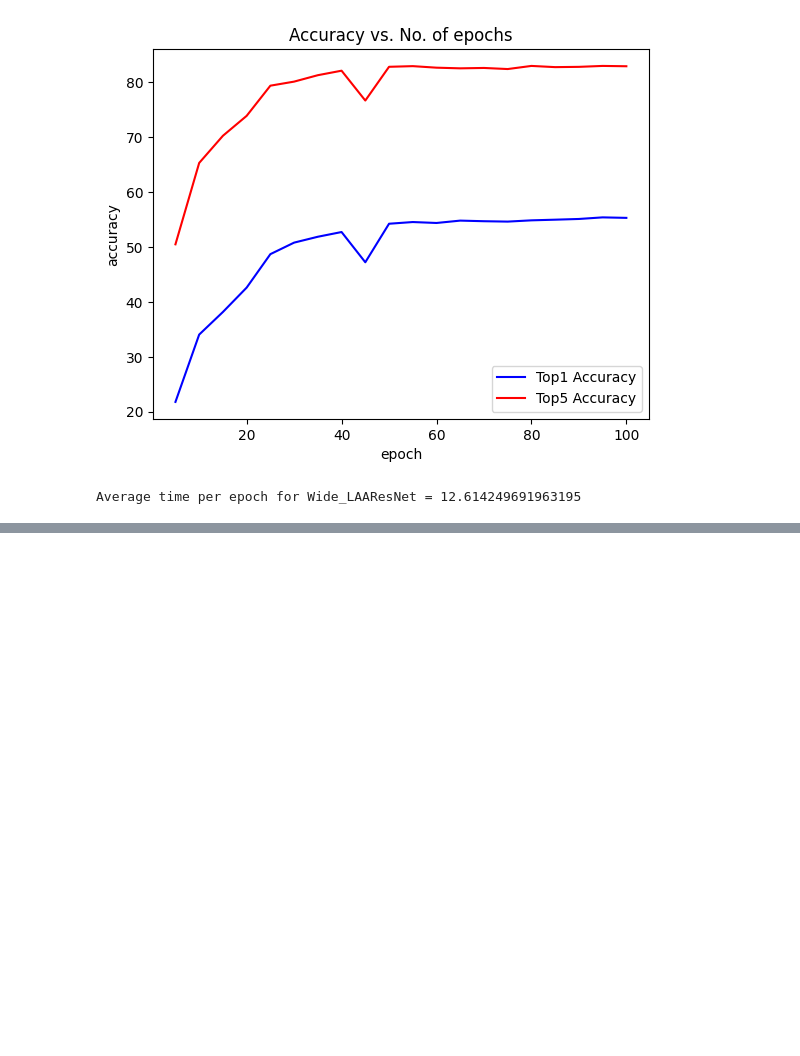
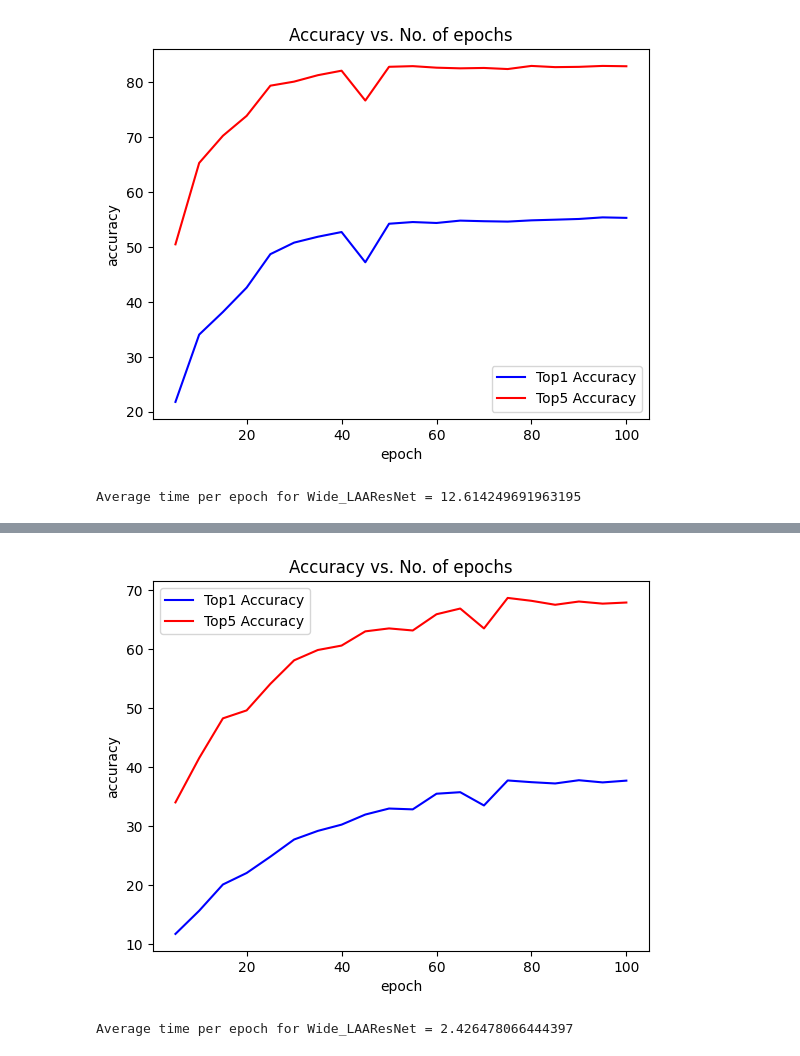
Before and after one commit to yoR-rihsihS/aip-andromeda, a Jupyter notebook: wrn_cifr_final.ipynb, the cells around one changed output, grey strips where cells are left out. Cells and saved outputs as stored; diff of their text form; code cells hidden in the pictures; blank space fills up the shorter version.

```diff
--- a/wrn_cifr_final.ipynb
+++ b/wrn_cifr_final.ipynb
@@ -974,0 +1093,9 @@ with open('wide_laaresnet_history_cifar', 'wb') as f:
+# %%
+plot_test(history4['test_acc1'], history4['test_acc5'])
+# %% [output]
+[figure, added]
+# %%
+time_taken4 = np.array(history4['time'])
+print("Average time per epoch for Wide_LAAResNet =", np.mean(time_taken4))
+# %% [output]
+Average time per epoch for Wide_LAAResNet = 2.426478066444397
```
Also changed, not shown: parts of 24 cells of this notebook, 25 other files.
